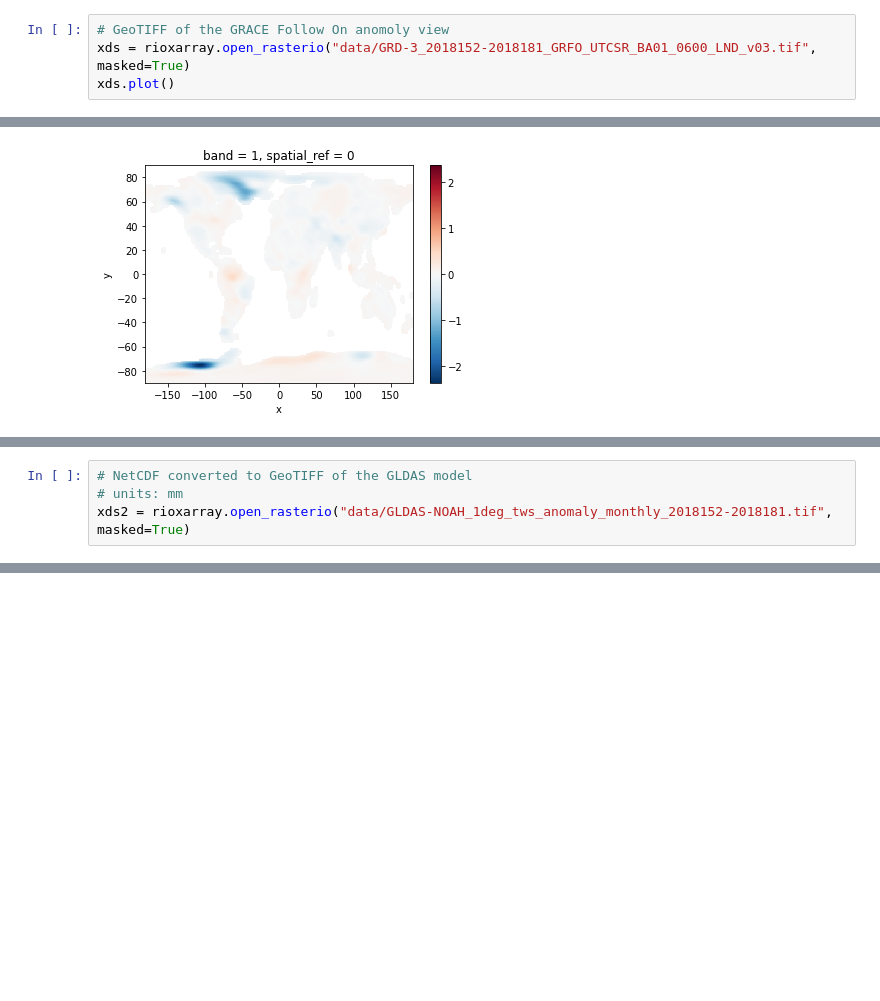
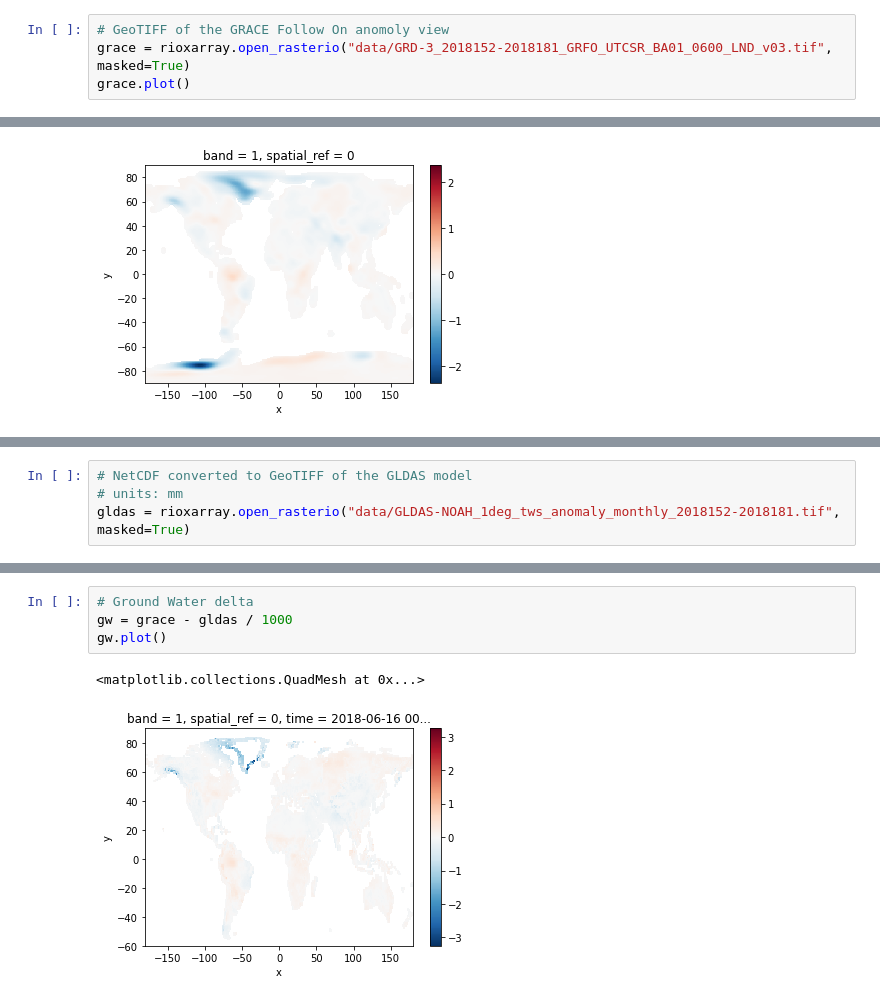
Before and after one commit to demiurg/hydrograce, a Jupyter notebook: 01_data.ipynb, the cells around one changed output, grey strips where cells are left out. Cells and saved outputs as stored; diff of their text form; blank space fills up the shorter version.

```diff
--- a/01_data.ipynb
+++ b/01_data.ipynb
@@ -2,8 +2,8 @@
 import rioxarray
 # %%
 # GeoTIFF of the GRACE Follow On anomoly view
-xds = rioxarray.open_rasterio("data/GRD-3_2018152-2018181_GRFO_UTCSR_BA01_0600_LND_v03.tif", masked=True)
-xds.plot()
+grace = rioxarray.open_rasterio("data/GRD-3_2018152-2018181_GRFO_UTCSR_BA01_0600_LND_v03.tif", masked=True)
+grace.plot()
 # %% [output]
 <matplotlib.collections.QuadMesh at 0x...>
 [figure]
@@ -19,5 +19,5 @@ xds_nc.plot()
 # %%
 # NetCDF converted to GeoTIFF of the GLDAS model
 # units: mm
-xds2 = rioxarray.open_rasterio("data/GLDAS-NOAH_1deg_tws_anomaly_monthly_2018152-2018181.tif", masked=True)
+gldas = rioxarray.open_rasterio("data/GLDAS-NOAH_1deg_tws_anomaly_monthly_2018152-2018181.tif", masked=True)
 # %%
@@ -25,3 +25,10 @@ xds2.plot()
 # %% [output]
 <matplotlib.collections.QuadMesh at 0x...>
 [figure]
+# %%
+# Ground Water delta
+gw = grace - gldas / 1000
+gw.plot()
+# %% [output]
+<matplotlib.collections.QuadMesh at 0x...>
+[figure, added]
```
Also changed, not shown: parts of 2 cells of this notebook, 2 other files.
